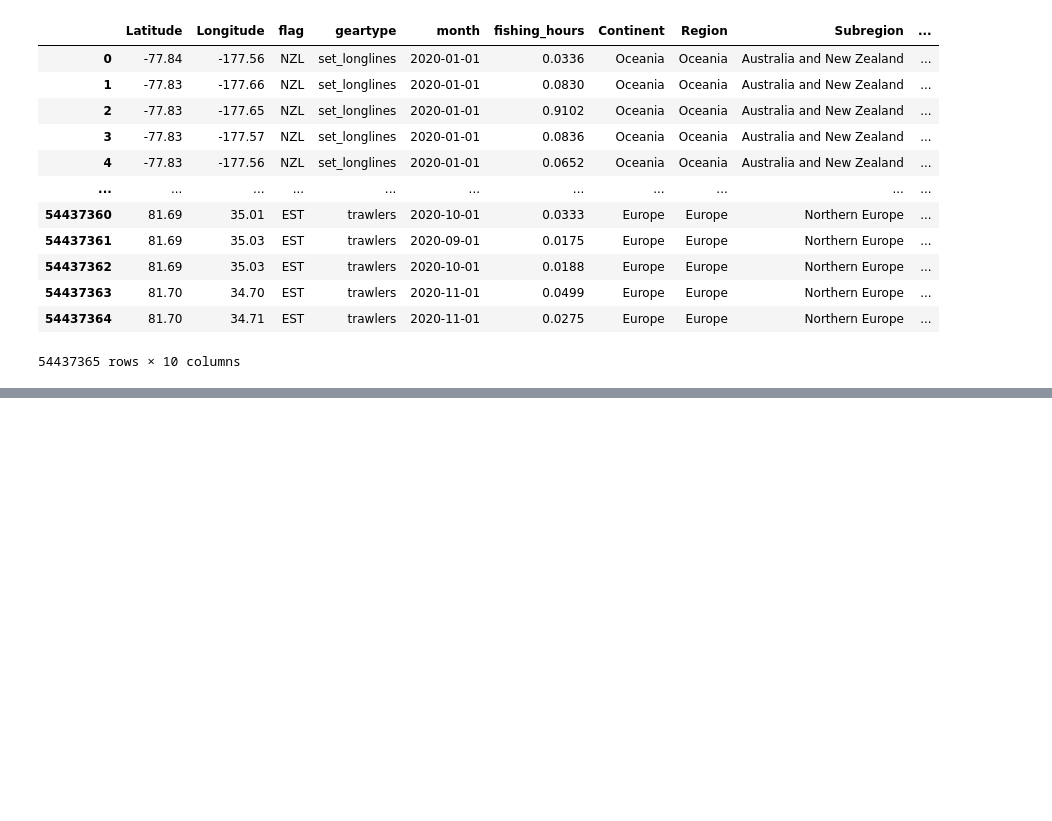
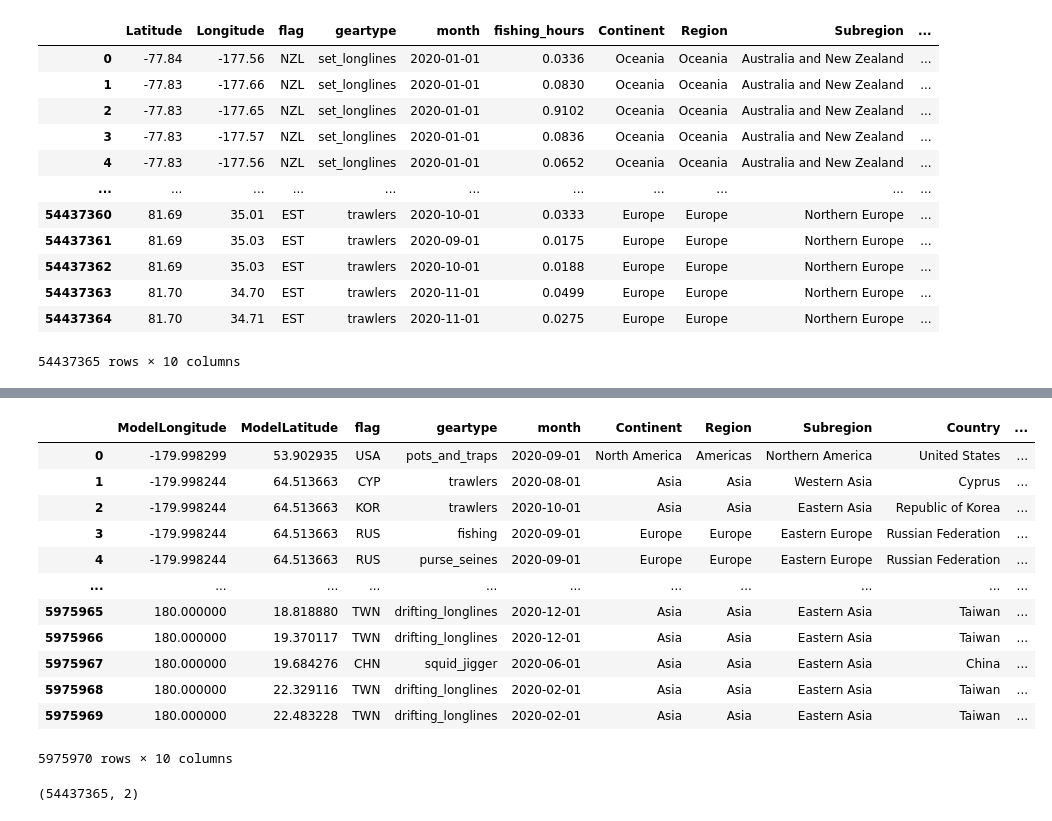
Before and after one commit to OceanParcels/plasticparcels, a Jupyter notebook: PlasticParcels/release/create_fisheries_release.ipynb, the cells around one changed output, grey strips where cells are left out. Drawn from its saved outputs; the diff is of its cells as text; code cells hidden in the pictures; blank space fills up the shorter version.

Commit message:
Created new fisheries dataset to reduce resolution to the model ocean grid cells only

```diff
--- a/PlasticParcels/release/create_fisheries_release.ipynb
+++ b/PlasticParcels/release/create_fisheries_release.ipynb
@@ -101,3 +104,27 @@ agg_data_fisheries_info
 | 54437363 | 81.70 | 34.70 | EST | trawlers | 2020-11-01 | 0.0499 | Europe | Europe | Northern Europe | ... |
 | 54437364 | 81.70 | 34.71 | EST | trawlers | 2020-11-01 | 0.0275 | Europe | Europe | Northern Europe | ... |
 54437365 rows × 10 columns
+# %%
+## Map to the ocean model grid
+
+# Load in land mask
+data_mask_land = xr.open_dataset('../../data/output_data/masks/mask_land_NEMO0083.nc')
+
+lats_ocean = data_mask_land['lat'].data[np.where(~data_mask_land['mask_land'])]
+lons_ocean = data_mask_land['lon'].data[np.where(~data_mask_land['mask_land'])]
+
+# A list of ocean points
+ocean_points = np.array([lons_ocean, lats_ocean]).T
+
+# Find closest ocean cell to the fisheries data
+fishing_points = np.array(agg_data_fisheries_info[['Longitude', 'Latitude']])
+distances_deg, indices = spatial.KDTree(ocean_points).query(fishing_points)
+
+mapped_ocean_points = ocean_points[indices]
+
+# Add these mapped points to the fisheries data as extra columns
+agg_data_fisheries_info.insert(0, "ModelLongitude", mapped_ocean_points[:,0])
+agg_data_fisheries_info.insert(1, "ModelLatitude", mapped_ocean_points[:,1])
+
+# Create a data set where longitude and latitude are from the model
+model_agg_data_fisheries_info = agg_data_fisheries_info.groupby(['ModelLongitude', 'ModelLatitude', 'flag', 'geartype', 'month', 'Continent', 'Region', 'Subregion', 'Country'])['fishing_hours'].agg('sum').reset_index()
@@ -103,0 +147,20 @@ agg_data_fisheries_info
+# %%
+model_agg_data_fisheries_info
+# %% [output]
+|  | ModelLongitude | ModelLatitude | flag | geartype | month | Continent | Region | Subregion | Country | ... |
+| 0 | -179.998299 | 53.902935 | USA | pots_and_traps | 2020-09-01 | North America | Americas | Northern America | United States | ... |
+| 1 | -179.998244 | 64.513663 | CYP | trawlers | 2020-08-01 | Asia | Asia | Western Asia | Cyprus | ... |
+| 2 | -179.998244 | 64.513663 | KOR | trawlers | 2020-10-01 | Asia | Asia | Eastern Asia | Republic of Korea | ... |
+| 3 | -179.998244 | 64.513663 | RUS | fishing | 2020-09-01 | Europe | Europe | Eastern Europe | Russian Federation | ... |
+| 4 | -179.998244 | 64.513663 | RUS | purse_seines | 2020-09-01 | Europe | Europe | Eastern Europe | Russian Federation | ... |
+| ... | ... | ... | ... | ... | ... | ... | ... | ... | ... | ... |
+| 5975965 | 180.000000 | 18.818880 | TWN | drifting_longlines | 2020-12-01 | Asia | Asia | Eastern Asia | Taiwan | ... |
+| 5975966 | 180.000000 | 19.370117 | TWN | drifting_longlines | 2020-12-01 | Asia | Asia | Eastern Asia | Taiwan | ... |
+| 5975967 | 180.000000 | 19.684276 | CHN | squid_jigger | 2020-06-01 | Asia | Asia | Eastern Asia | China | ... |
+| 5975968 | 180.000000 | 22.329116 | TWN | drifting_longlines | 2020-02-01 | Asia | Asia | Eastern Asia | Taiwan | ... |
+| 5975969 | 180.000000 | 22.483228 | TWN | drifting_longlines | 2020-02-01 | Asia | Asia | Eastern Asia | Taiwan | ... |
+5975970 rows × 10 columns
+# %%
+mapped_ocean_points.shape
+# %% [output]
+(54437365, 2)
```
Also changed, not shown: parts of 11 cells of this notebook, 3 other files.
